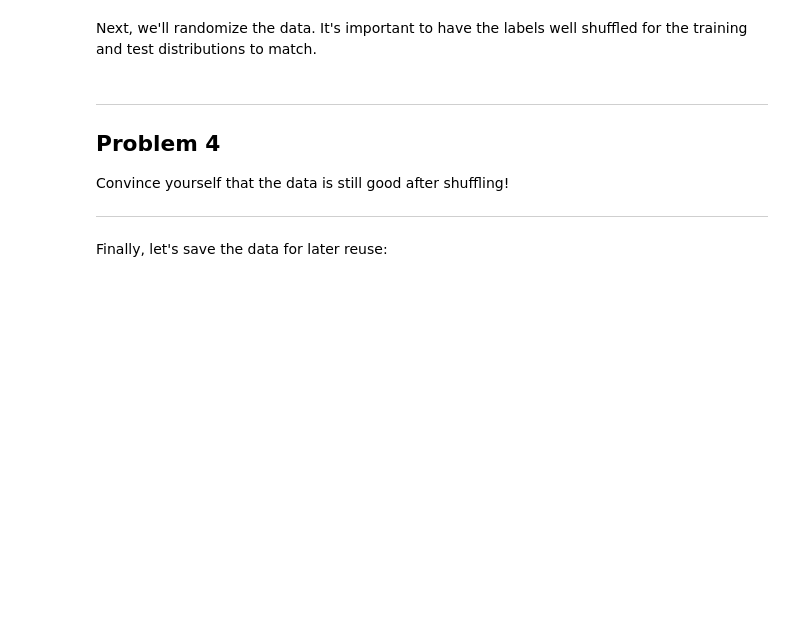
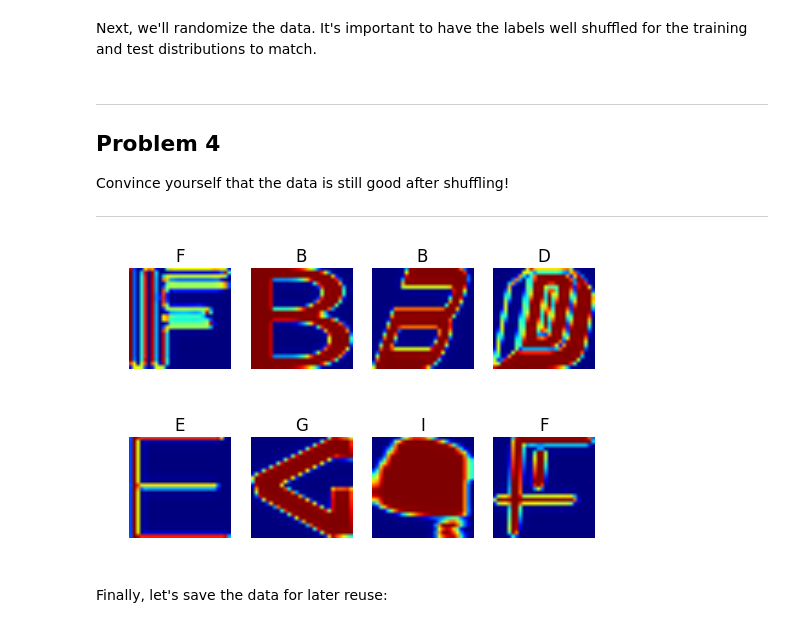
Before and after one commit to prozoroff/udacity-deep-learning, a Jupyter notebook: 1_notmnist.ipynb, the cells around one changed output. Saved outputs shown, nothing was run; the diff lists cells and outputs as text; code cells hidden in the pictures; blank space fills up the shorter version.

Commit message:
sanitize dataset

```diff
--- a/1_notmnist.ipynb
+++ b/1_notmnist.ipynb
@@ -312,6 +350,17 @@ Problem 4
 Convince yourself that the data is still good after shuffling!
 
 ---
+# %%
+def disp_dataset(dataset, labels):
+  items = random.sample(range(len(labels)), 8)
+  for i, item in enumerate(items):
+    plt.subplot(2, 4, i+1)
+    plt.axis('off')
+    plt.title("ABCDEFGHIJ"[labels[item]])
+    plt.imshow(dataset[item])
+disp_dataset(train_dataset, train_labels)
+# %% [output]
+[figure, added]
 # %% [markdown]
 Finally, let's save the data for later reuse:
 # %%
```
Also changed, not shown: parts of 5 cells of this notebook.
